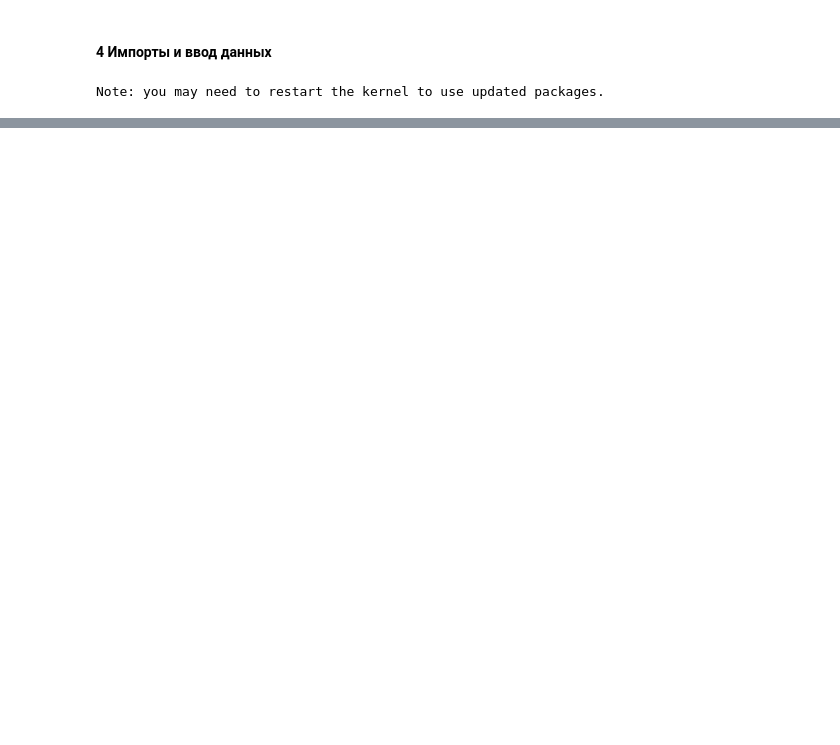
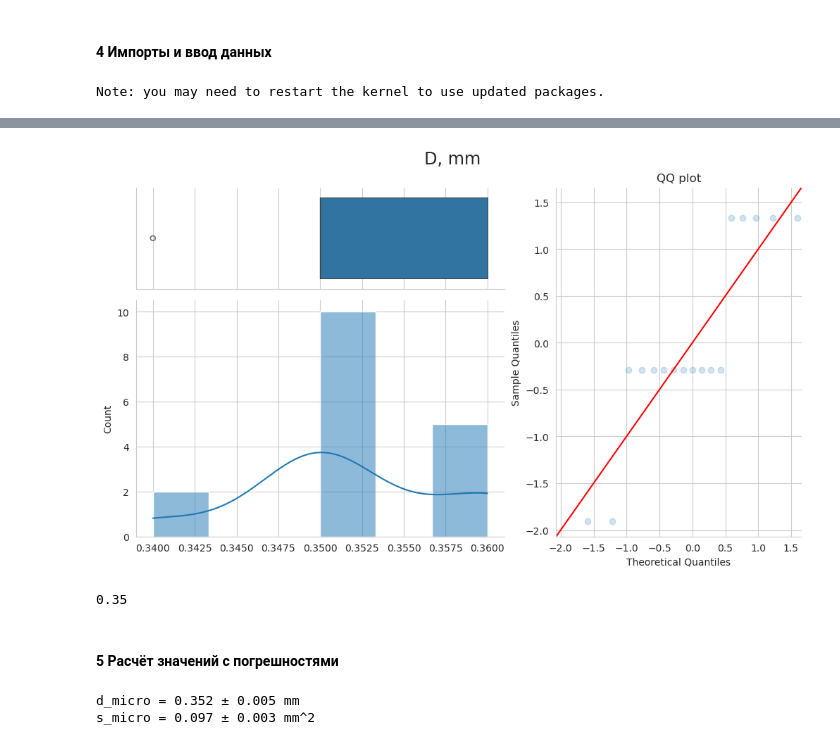
Before and after one commit to timofeiryko/mipt-labs-1, a Jupyter notebook: 1.1.1/main.ipynb, the cells around one changed output, grey strips where cells are left out. Cells and saved outputs as stored; diff of their text form; code cells hidden in the pictures; blank space fills up the shorter version.

```diff
--- a/1.1.1/main.ipynb
+++ b/1.1.1/main.ipynb
@@ -72,0 +119,33 @@ Note: you may need to restart the kernel to use updated packages.
+# %%
+def kde_boxen_qq(
+    data_col: pd.Series,
+    title: str,
+    figsize: Optional[Tuple[str, str]] = None
+    # It's not good practice to "inherit" figsize without actual inheritance or composition
+) -> None:
+
+    fig, axes = plt.subplot_mosaic([['up', 'right'],['down', 'right']],
+                                    constrained_layout=True, figsize=(10,6),
+                                    gridspec_kw={
+                                        'height_ratios': (0.3, 0.7),
+                                        'width_ratios': (0.6, 0.4)
+                                    })
+
+    fig.suptitle(title, fontsize='xx-large')
+
+    sns.histplot(data=data_col, ax=axes['down'], kde=True)
+
+    sns.boxenplot(x=data_col, ax=axes['up'])
+    axes['up'].set_xlabel('')
+    axes['up'].set_xticklabels('')
+
+    sm.qqplot(data_col, fit=True, line='45', alpha=0.2, ax=axes['right'])
+    axes['right'].set_title('QQ plot')
+
+    if figsize:
+        x, y = figsize
+        fig.set_figwidth(x)
+        fig.set_figheight(y)
+
+    sns.despine()
+    plt.show()
@@ -72,0 +170,3 @@ Note: you may need to restart the kernel to use updated packages.
+# %%
+d_micro_data = pd.Series([0.35] * 10 + [0.36] * 5 + [0.34] * 2)
+d_micro_data
@@ -72,0 +192,9 @@ Note: you may need to restart the kernel to use updated packages.
+# %%
+kde_boxen_qq(d_micro_data, 'D, mm')
+# %% [output]
+[figure, added]
+# %%
+d_stangen = 0.35
+d_stangen
+# %% [output]
+0.35
@@ -72,0 +205,18 @@ Note: you may need to restart the kernel to use updated packages.
+# %% [markdown]
+#### 5 Расчёт значений с погрешностями
+# %%
+d_micro = d_micro_data.mean()
+
+err_d_micro_sist = 0.005
+err_d_micro_rand = d_micro.std() / np.sqrt(len(d_micro_data))
+err_d_micro = np.sqrt(err_d_micro_sist**2 + err_d_micro_rand**2)
+
+s_stangen = np.pi * d_stangen ** 2 / 4
+s_micro = np.pi * d_micro ** 2 / 4
+err_s_micro = 2 * s_micro * err_d_micro / d_micro
+
+print(f"d_micro = {d_micro:.3} ± {err_d_micro} mm")
+print(f"s_micro = {s_micro:.2} ± {err_s_micro:.1} mm^2")
+# %% [output]
+d_micro = 0.352 ± 0.005 mm
+s_micro = 0.097 ± 0.003 mm^2
```
Also changed, not shown: parts of 13 cells of this notebook, 26 other files.
